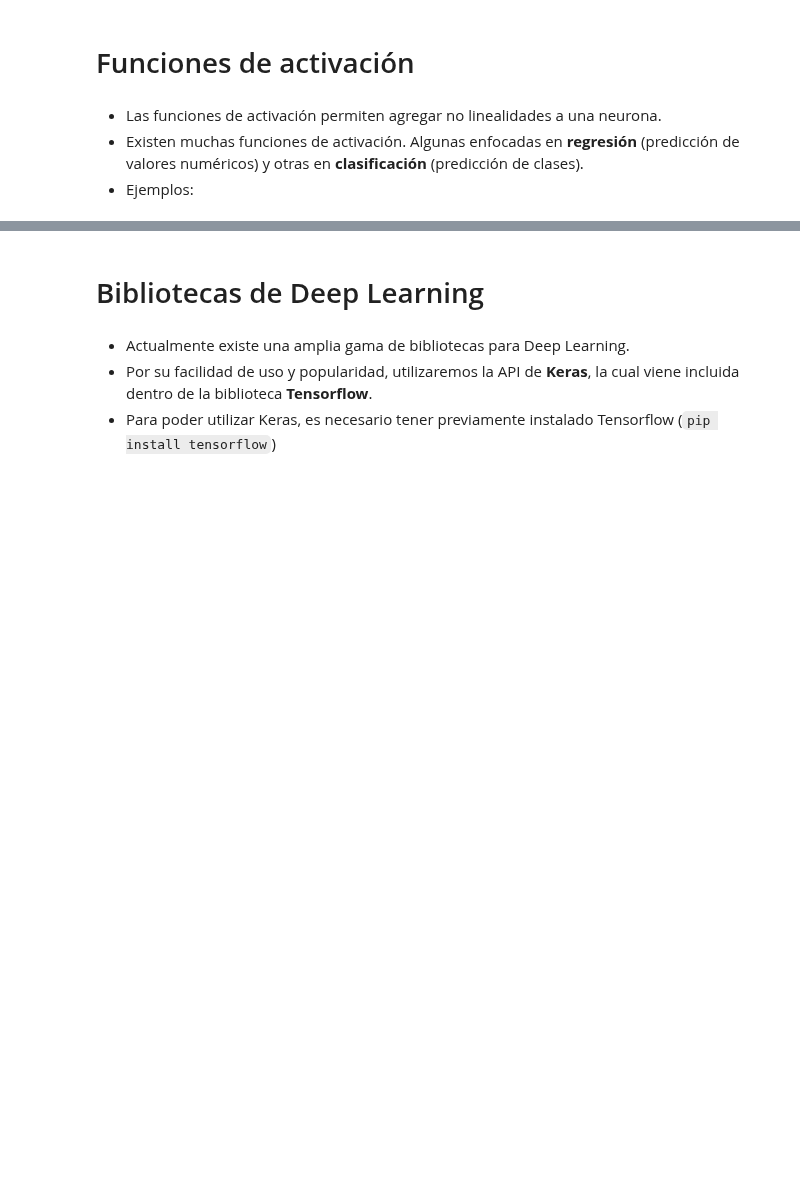
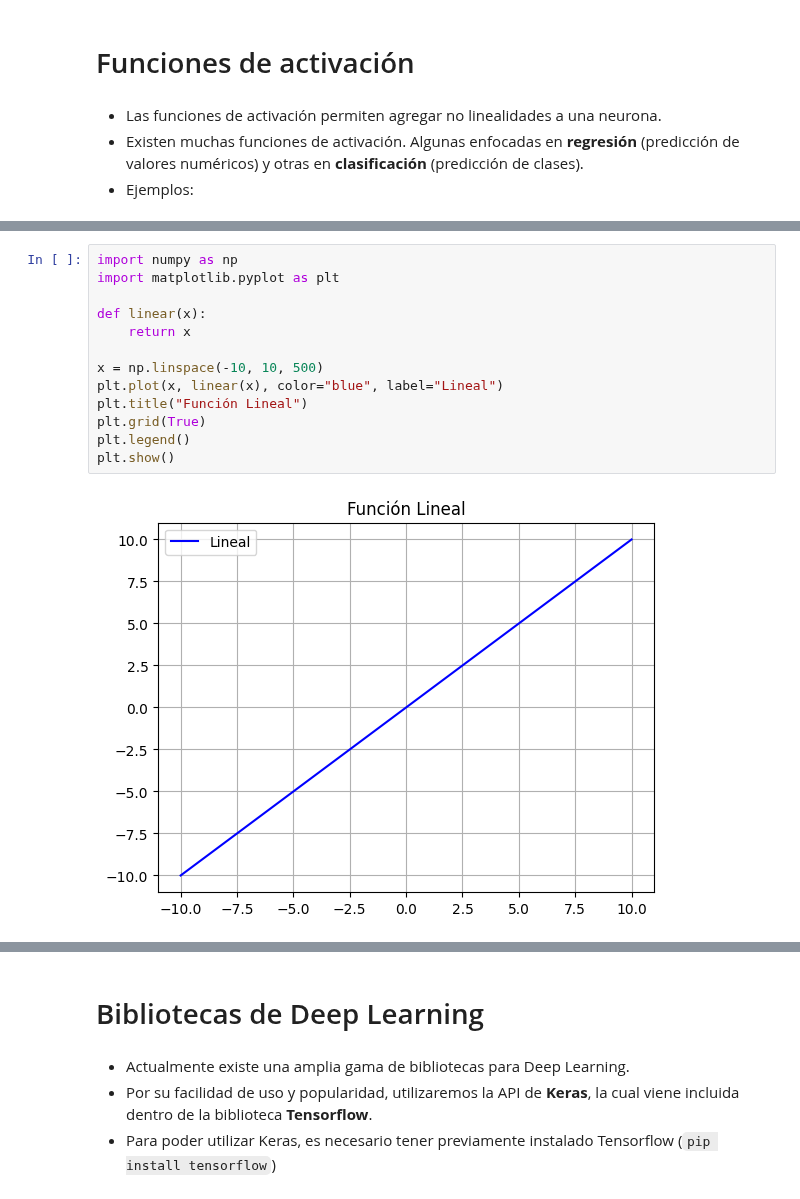
Before and after one commit to TEL-USM/IPD434, a Jupyter notebook: Clases/04_RedesNeuronales/04_RedesNeuronales.ipynb, the cells around one changed output, grey strips where cells are left out. Cells and saved outputs as stored; diff of their text form; blank space fills up the shorter version.

```diff
--- a/Clases/04_RedesNeuronales/04_RedesNeuronales.ipynb
+++ b/Clases/04_RedesNeuronales/04_RedesNeuronales.ipynb
@@ -491,0 +441,15 @@ $$\text{softmax}(x_i) = \frac{e^{x_i}}{\sum_{j=1}^{N} e^{x_j}}$$
+# %%
+import numpy as np
+import matplotlib.pyplot as plt
+
+def linear(x):
+    return x
+
+x = np.linspace(-10, 10, 500)
+plt.plot(x, linear(x), color="blue", label="Lineal")
+plt.title("Función Lineal")
+plt.grid(True)
+plt.legend()
+plt.show()
+# %% [output]
+[figure, added]
```
Also changed, not shown: parts of 46 cells of this notebook.
